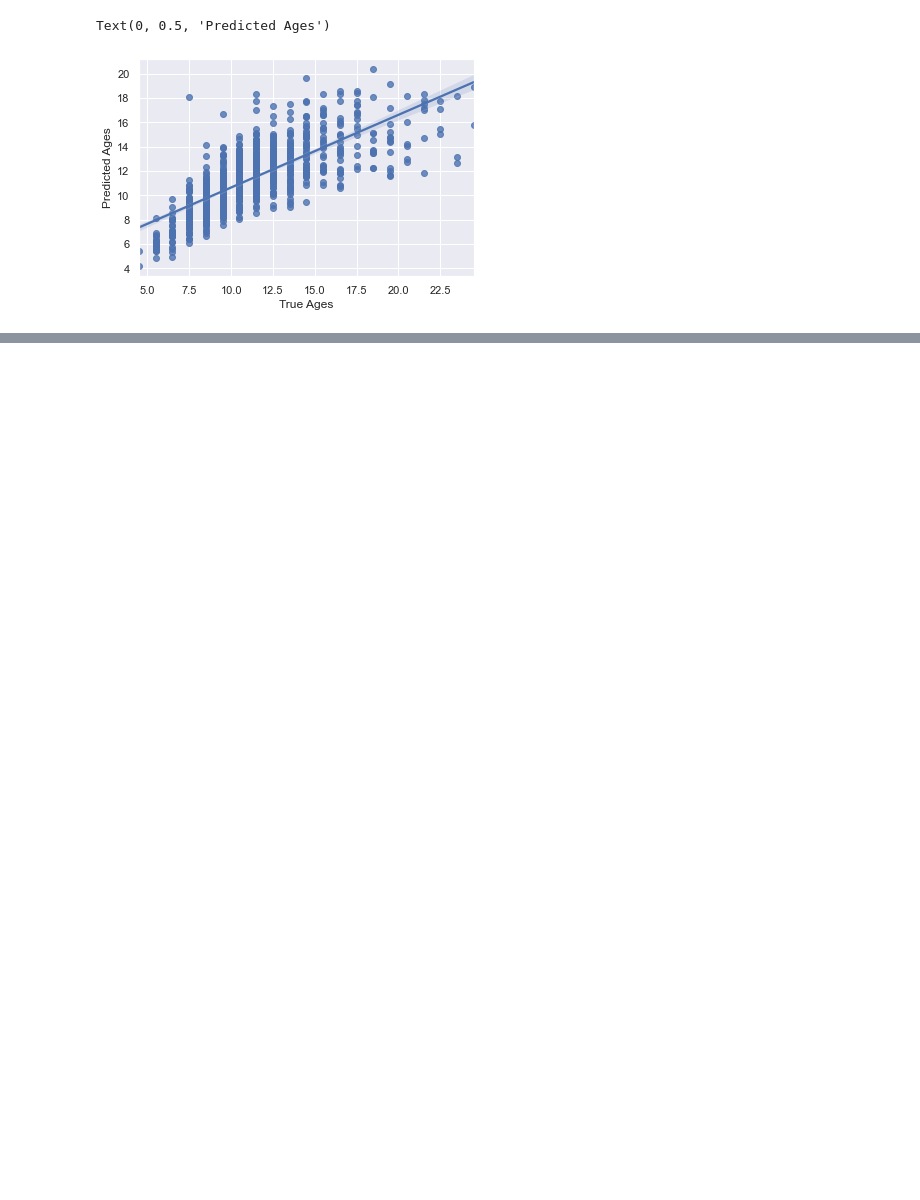
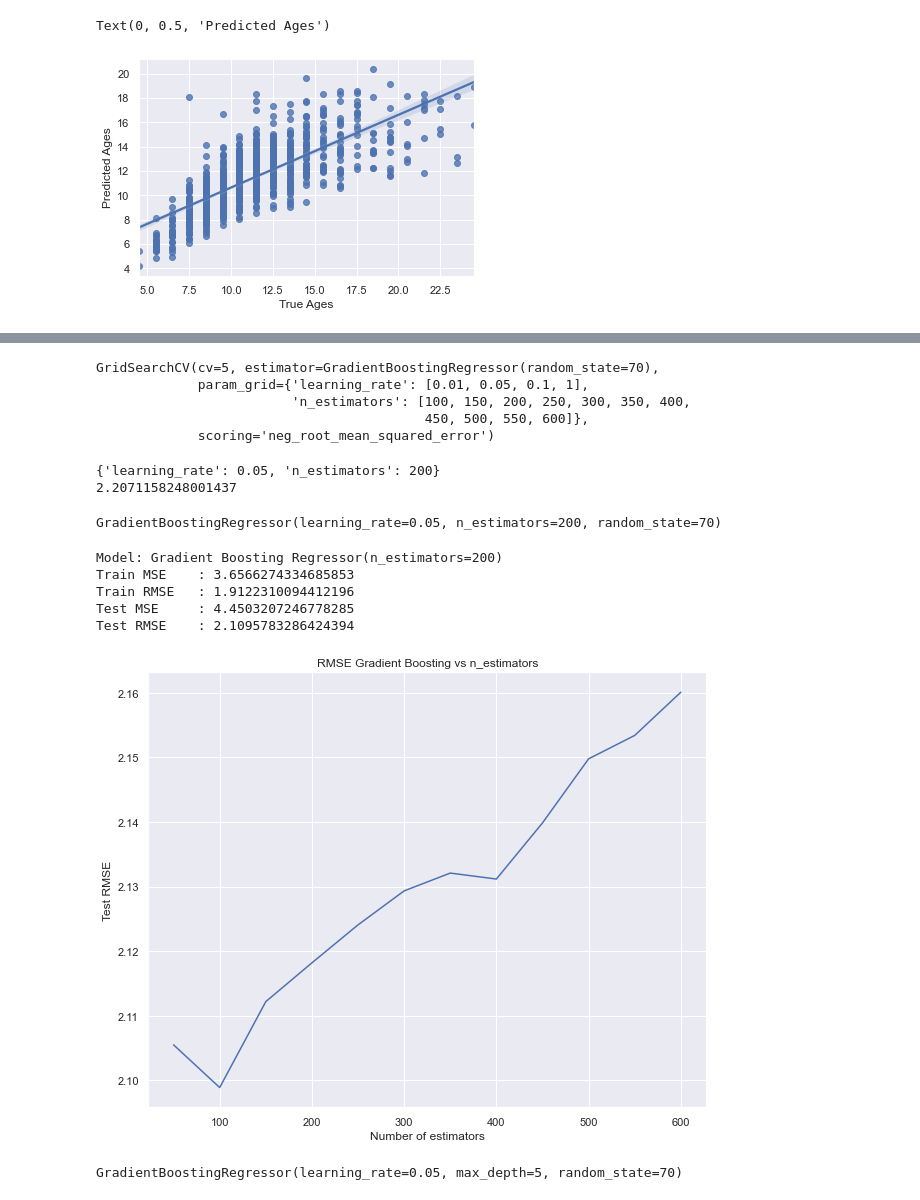
Before and after one commit to Ekosetiawan993/tugas-pi, a Jupyter notebook: notebook/Model_PI.ipynb, the cells around one changed output, grey strips where cells are left out. Drawn from its saved outputs; the diff is of its cells as text; code cells hidden in the pictures; blank space fills up the shorter version.

```diff
--- a/notebook/Model_PI.ipynb
+++ b/notebook/Model_PI.ipynb
@@ -551,0 +560,48 @@ Text(0, 0.5, 'Predicted Ages')
+# %%
+gb_regressor.fit(train_x_scl, train_y.values.ravel())
+# %% [output]
+GridSearchCV(cv=5, estimator=GradientBoostingRegressor(random_state=70),
+             param_grid={'learning_rate': [0.01, 0.05, 0.1, 1],
+                         'n_estimators': [100, 150, 200, 250, 300, 350, 400,
+                                          450, 500, 550, 600]},
+             scoring='neg_root_mean_squared_error')
+# %%
+print(gb_regressor.best_params_)
+print(-gb_regressor.best_score_)
+# %% [output]
+{'learning_rate': 0.05, 'n_estimators': 200}
+2.2071158248001437
+# %%
+gradient_b_reg = GradientBoostingRegressor(learning_rate=0.05, n_estimators=200, random_state=70)
+# %%
+gradient_b_reg.fit(train_x_scl, train_y.values.ravel())
+# %% [output]
+GradientBoostingRegressor(learning_rate=0.05, n_estimators=200, random_state=70)
+# %%
+model_evaluation(gradient_b_reg, 'Gradient Boosting Regressor(n_estimators=200)')
+# %% [output]
+Model: Gradient Boosting Regressor(n_estimators=200)
+Train MSE    : 3.6566274334685853
+Train RMSE   : 1.9122310094412196
+Test MSE     : 4.4503207246778285
+Test RMSE    : 2.1095783286424394
+# %%
+gb_estimator = []
+gb_rmse_collection = []
+for x in range(50, 650, 50):
+    gb = GradientBoostingRegressor(max_depth=5, n_estimators=x, learning_rate=0.05, random_state=70)
+    gb.fit(train_x_scl, train_y.values.ravel())
+    gb_estimator.append(x)
+    prediction = gb.predict(test_x_scl)
+    gb_rmse = mean_squared_error(test_y, prediction, squared=False)
+    gb_rmse_collection.append(gb_rmse)
+# %%
+plt.figure(figsize=(10, 8))
+sns.lineplot(x=gb_estimator, y=gb_rmse_collection)
+plt.title('RMSE Gradient Boosting vs n_estimators')
+plt.xlabel('Number of estimators')
+plt.ylabel('Test RMSE')
+plt.savefig('gradient_boosting_rmse.png')
+plt.show()
+# %% [output]
+[figure, added]
@@ -551,0 +612,4 @@ Text(0, 0.5, 'Predicted Ages')
+# %%
+final_gradient_reg.fit(train_x_scl, train_y.values.ravel())
+# %% [output]
+GradientBoostingRegressor(learning_rate=0.05, max_depth=5, random_state=70)
```
Also changed, not shown: parts of 35 cells of this notebook, 3 other files.
